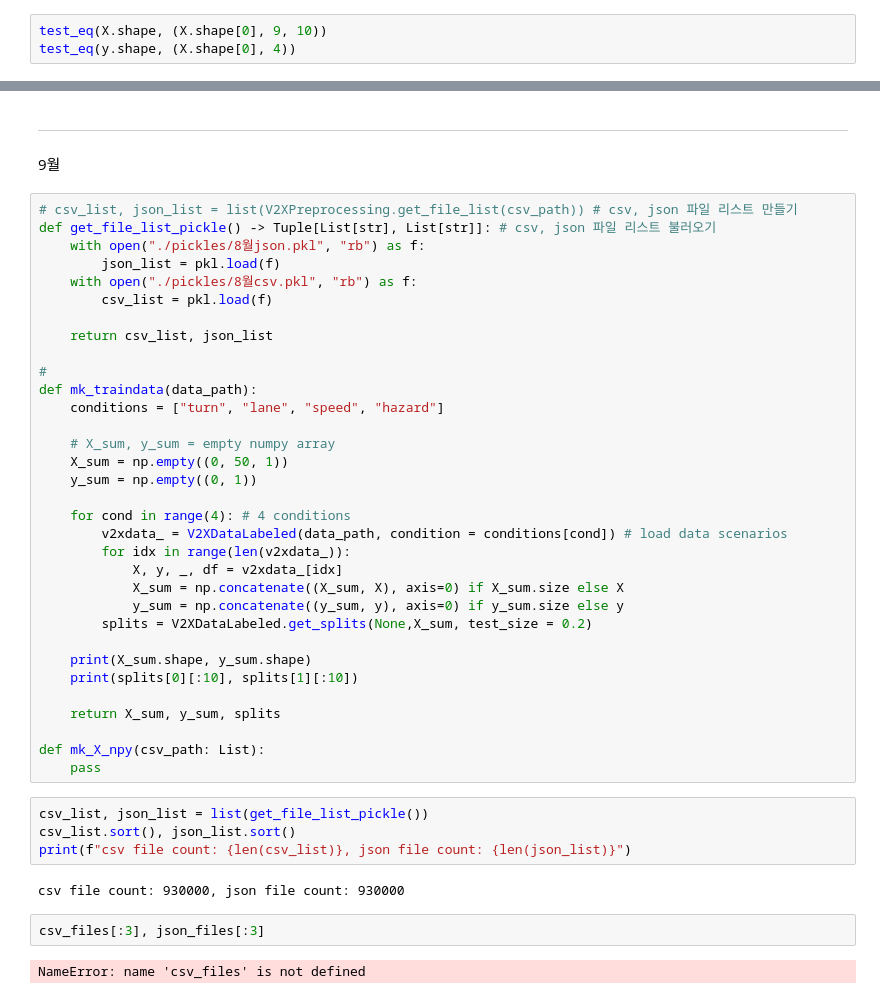
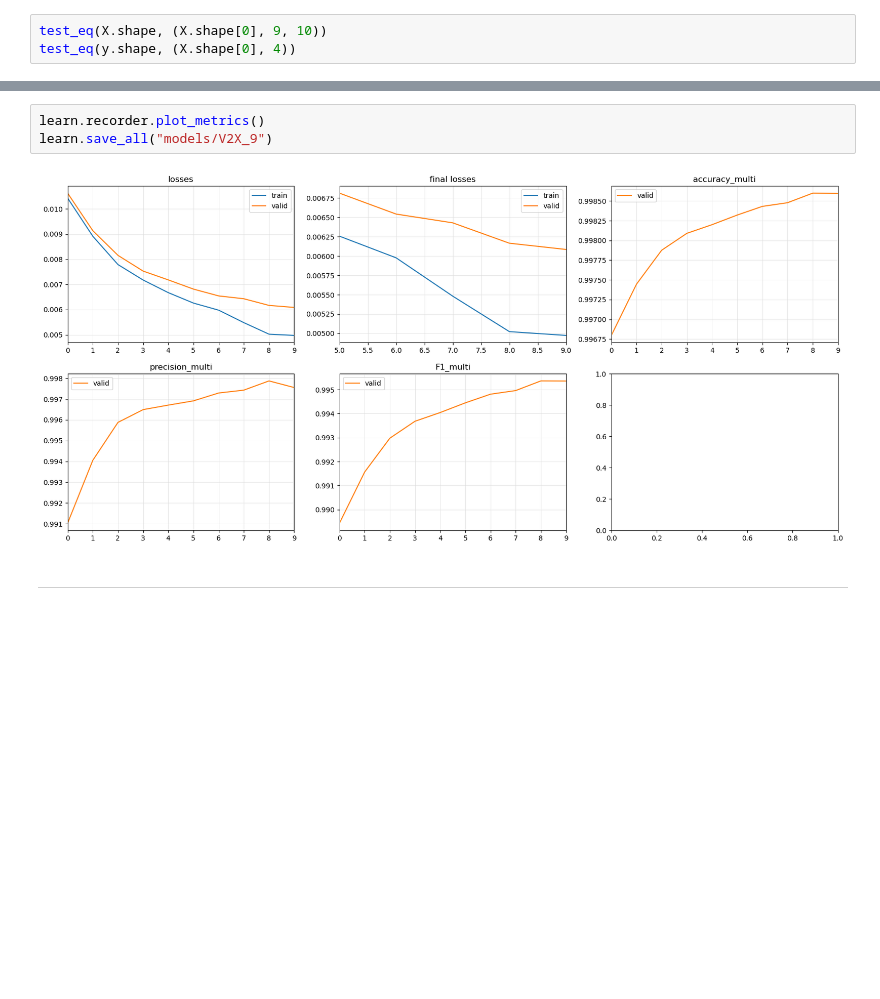
Before and after one commit to aivill-project/v2x_ts, a Jupyter notebook: V2X_preprocess_9.ipynb, the cells around one changed output, grey strips where cells are left out. Drawn from its saved outputs; the diff is of its cells as text; blank space fills up the shorter version.

```diff
--- a/V2X_preprocess_9.ipynb
+++ b/V2X_preprocess_9.ipynb
@@ -347,47 +365,7 @@ RuntimeError: Unable to find a valid cuDNN algorithm to run convolution
+# %%
+learn.recorder.plot_metrics()
+learn.save_all("models/V2X_9")
+# %% [output]
+[figure, added]
 # %% [markdown]
 -------------------
-# %% [markdown]
-9월
-# %%
-# csv_list, json_list = list(V2XPreprocessing.get_file_list(csv_path)) # csv, json 파일 리스트 만들기
-def get_file_list_pickle() -> Tuple[List[str], List[str]]: # csv, json 파일 리스트 불러오기
-    with open("./pickles/8월json.pkl", "rb") as f:
-        json_list = pkl.load(f)
-    with open("./pickles/8월csv.pkl", "rb") as f:
-        csv_list = pkl.load(f)
-
-    return csv_list, json_list
-
-#
-def mk_traindata(data_path):
-    conditions = ["turn", "lane", "speed", "hazard"]
-
-    # X_sum, y_sum = empty numpy array
-    X_sum = np.empty((0, 50, 1))
-    y_sum = np.empty((0, 1))
-
-    for cond in range(4): # 4 conditions
-        v2xdata_ = V2XDataLabeled(data_path, condition = conditions[cond]) # load data scenarios
-        for idx in range(len(v2xdata_)):
-            X, y, _, df = v2xdata_[idx]
-            X_sum = np.concatenate((X_sum, X), axis=0) if X_sum.size else X
-            y_sum = np.concatenate((y_sum, y), axis=0) if y_sum.size else y
-        splits = V2XDataLabeled.get_splits(None,X_sum, test_size = 0.2)
-
-    print(X_sum.shape, y_sum.shape)
-    print(splits[0][:10], splits[1][:10])
-
-    return X_sum, y_sum, splits
-
-def mk_X_npy(csv_path: List):
-    pass
-# %%
-csv_list, json_list = list(get_file_list_pickle())
-csv_list.sort(), json_list.sort()
-print(f"csv file count: {len(csv_list)}, json file count: {len(json_list)}")
-# %% [output]
-csv file count: 930000, json file count: 930000
-# %%
-csv_files[:3], json_files[:3]
-# %% [output]
-NameError: name 'csv_files' is not defined
```
Also changed, not shown: parts of 8 cells of this notebook, 6 other files.
